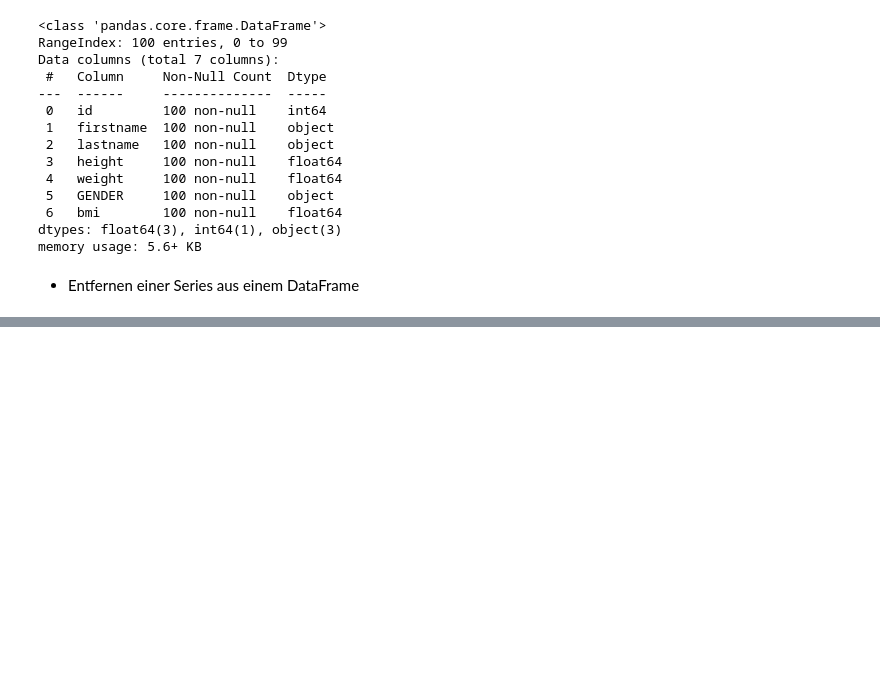
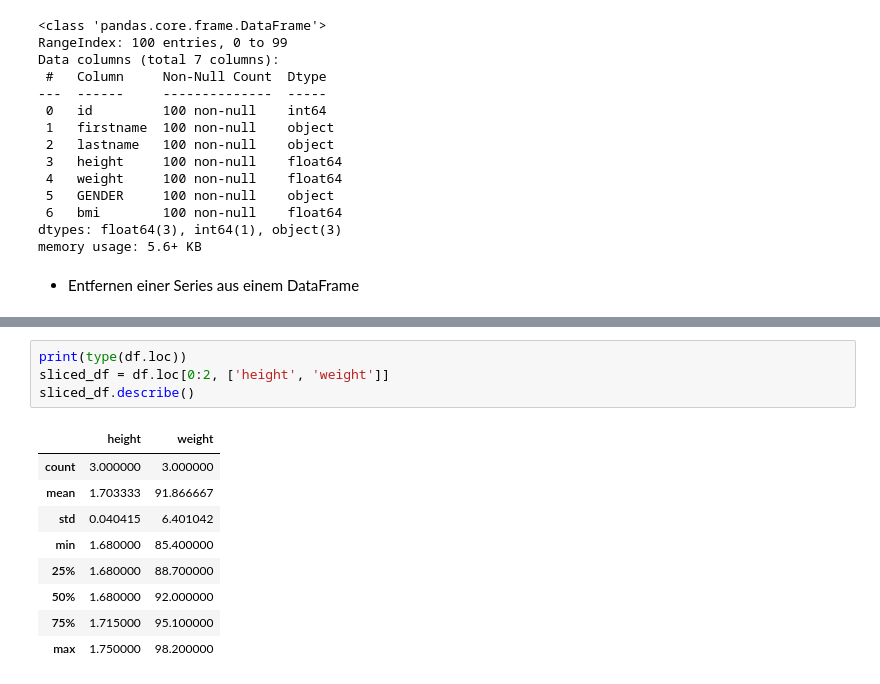
Before and after one commit to Javacream/org.javacream.training.python, a Jupyter notebook: data_analysis/pandas_primer.ipynb, the cells around one changed output, grey strips where cells are left out. Cells and saved outputs as stored; diff of their text form; blank space fills up the shorter version.

```diff
--- a/data_analysis/pandas_primer.ipynb
+++ b/data_analysis/pandas_primer.ipynb
@@ -249,0 +296,14 @@ memory usage: 5.6+ KB
+# %%
+print(type(df.loc))
+sliced_df = df.loc[0:2, ['height', 'weight']]
+sliced_df.describe()
+# %% [output]
+|  | height | weight |
+| count | 3.000000 | 3.000000 |
+| mean | 1.703333 | 91.866667 |
+| std | 0.040415 | 6.401042 |
+| min | 1.680000 | 85.400000 |
+| 25% | 1.680000 | 88.700000 |
+| 50% | 1.680000 | 92.000000 |
+| 75% | 1.715000 | 95.100000 |
+| max | 1.750000 | 98.200000 |
```
Also changed, not shown: parts of 8 cells of this notebook.
